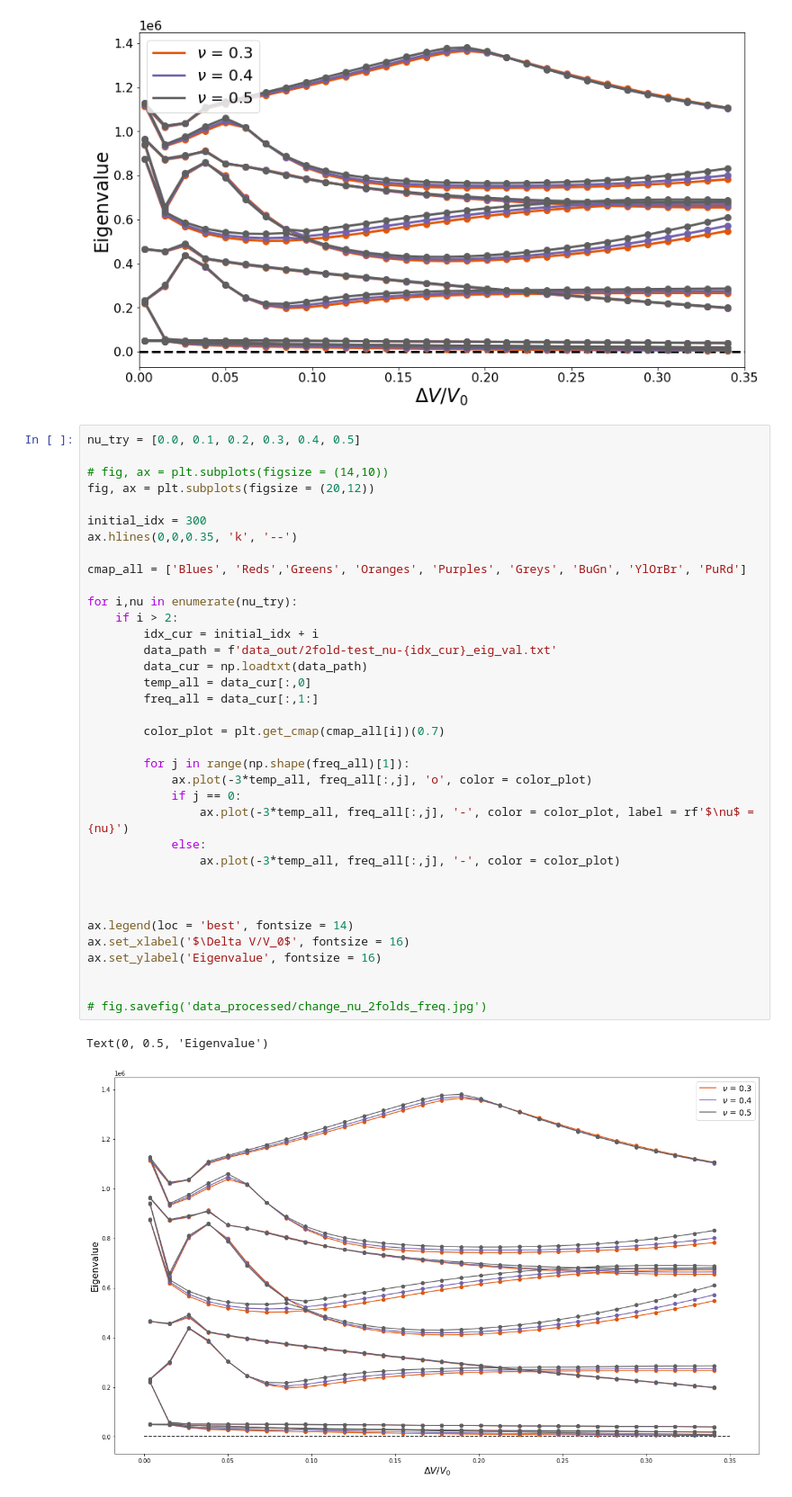
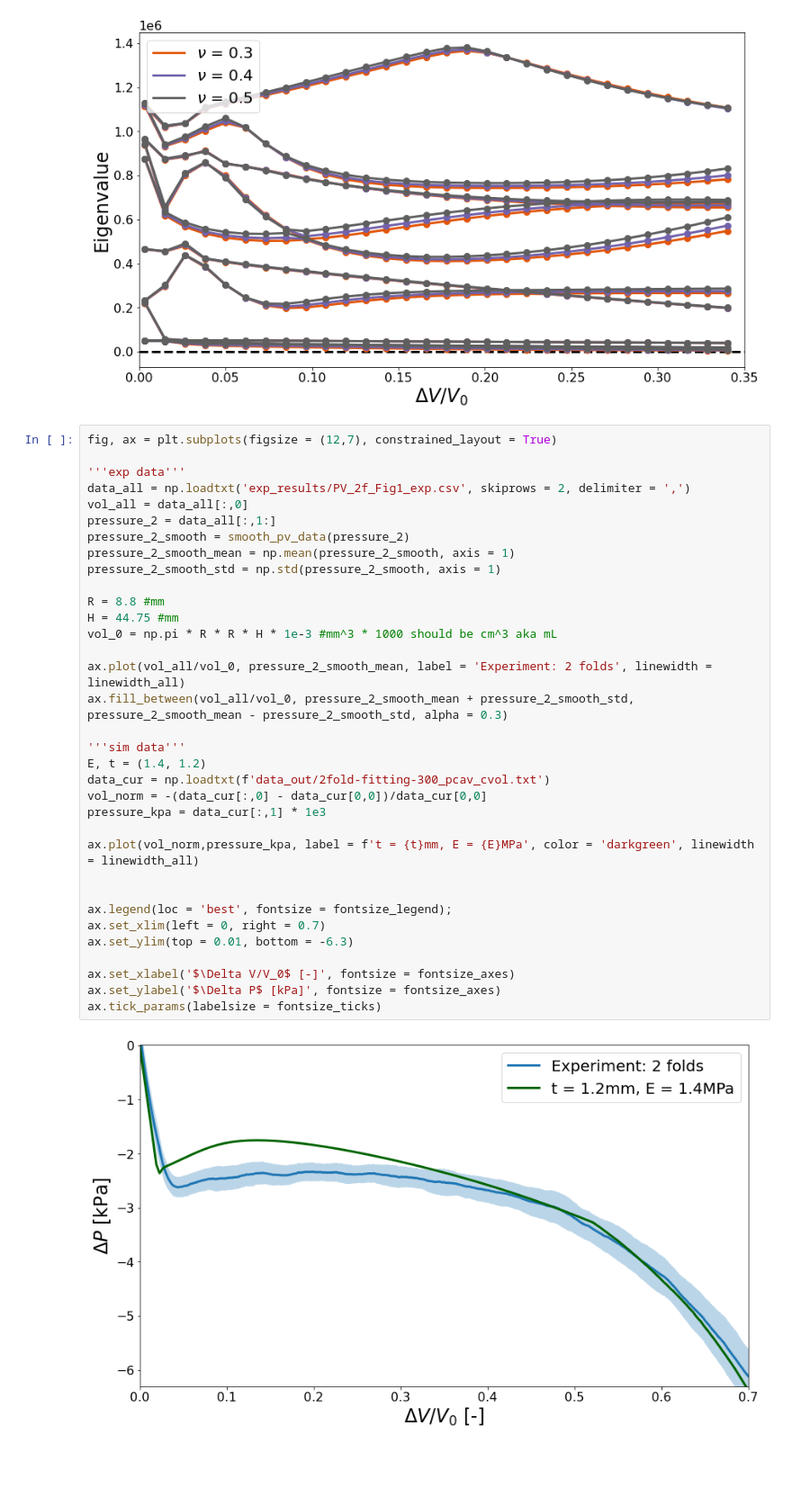
Before and after one commit to bertoldi-collab/buckling-cylinders, a Jupyter notebook: figure_making.ipynb, the cells around one changed output. Shown at 90% size. Cells and saved outputs as stored; diff of their text form; blank space fills up the shorter version.

```diff
--- a/figure_making.ipynb
+++ b/figure_making.ipynb
@@ -144,42 +259,39 @@ ax.set_xlim(0,0.35)
 # %% [output]
 (0.0, 0.35)
 [figure]
-# %%
-nu_try = [0.0, 0.1, 0.2, 0.3, 0.4, 0.5]
-
-# fig, ax = plt.subplots(figsize = (14,10))
-fig, ax = plt.subplots(figsize = (20,12))
-
-initial_idx = 300
-ax.hlines(0,0,0.35, 'k', '--')
-
-cmap_all = ['Blues', 'Reds','Greens', 'Oranges', 'Purples', 'Greys', 'BuGn', 'YlOrBr', 'PuRd']
-
-for i,nu in enumerate(nu_try):
-    if i > 2:
-        idx_cur = initial_idx + i
-        data_path = f'data_out/2fold-test_nu-{idx_cur}_eig_val.txt'
-        data_cur = np.loadtxt(data_path)
-        temp_all = data_cur[:,0]
-        freq_all = data_cur[:,1:]
-
-        color_plot = plt.get_cmap(cmap_all[i])(0.7)
-
-        for j in range(np.shape(freq_all)[1]):
-            ax.plot(-3*temp_all, freq_all[:,j], 'o', color = color_plot)
-            if j == 0:
-                ax.plot(-3*temp_all, freq_all[:,j], '-', color = color_plot, label = rf'$\nu$ = {nu}')
-            else:
-                ax.plot(-3*temp_all, freq_all[:,j], '-', color = color_plot)
-
-
-
-ax.legend(loc = 'best', fontsize = 14)
-ax.set_xlabel('$\Delta V/V_0$', fontsize = 16)
-ax.set_ylabel('Eigenvalue', fontsize = 16)
-
-
-# fig.savefig('data_processed/change_nu_2folds_freq.jpg')
-# %% [output]
-Text(0, 0.5, 'Eigenvalue')
-[figure, removed]
+# %%
+fig, ax = plt.subplots(figsize = (12,7), constrained_layout = True)
+
+'''exp data'''
+data_all = np.loadtxt('exp_results/PV_2f_Fig1_exp.csv', skiprows = 2, delimiter = ',')
+vol_all = data_all[:,0]
+pressure_2 = data_all[:,1:]
+pressure_2_smooth = smooth_pv_data(pressure_2)
+pressure_2_smooth_mean = np.mean(pressure_2_smooth, axis = 1)
+pressure_2_smooth_std = np.std(pressure_2_smooth, axis = 1)
+
+R = 8.8 #mm
+H = 44.75 #mm
+vol_0 = np.pi * R * R * H * 1e-3 #mm^3 * 1000 should be cm^3 aka mL
+
+ax.plot(vol_all/vol_0, pressure_2_smooth_mean, label = 'Experiment: 2 folds', linewidth = linewidth_all)
+ax.fill_between(vol_all/vol_0, pressure_2_smooth_mean + pressure_2_smooth_std, pressure_2_smooth_mean - pressure_2_smooth_std, alpha = 0.3)
+
+'''sim data'''
+E, t = (1.4, 1.2)
+data_cur = np.loadtxt(f'data_out/2fold-fitting-300_pcav_cvol.txt')
+vol_norm = -(data_cur[:,0] - data_cur[0,0])/data_cur[0,0]
+pressure_kpa = data_cur[:,1] * 1e3
+
+ax.plot(vol_norm,pressure_kpa, label = f't = {t}mm, E = {E}MPa', color = 'darkgreen', linewidth = linewidth_all)
+
+
+ax.legend(loc = 'best', fontsize = fontsize_legend);
+ax.set_xlim(left = 0, right = 0.7)
+ax.set_ylim(top = 0.01, bottom = -6.3)
+
+ax.set_xlabel('$\Delta V/V_0$ [-]', fontsize = fontsize_axes)
+ax.set_ylabel('$\Delta P$ [kPa]', fontsize = fontsize_axes)
+ax.tick_params(labelsize = fontsize_ticks)
+# %% [output]
+[figure, added]
```
Also changed, not shown: parts of 4 cells of this notebook.
